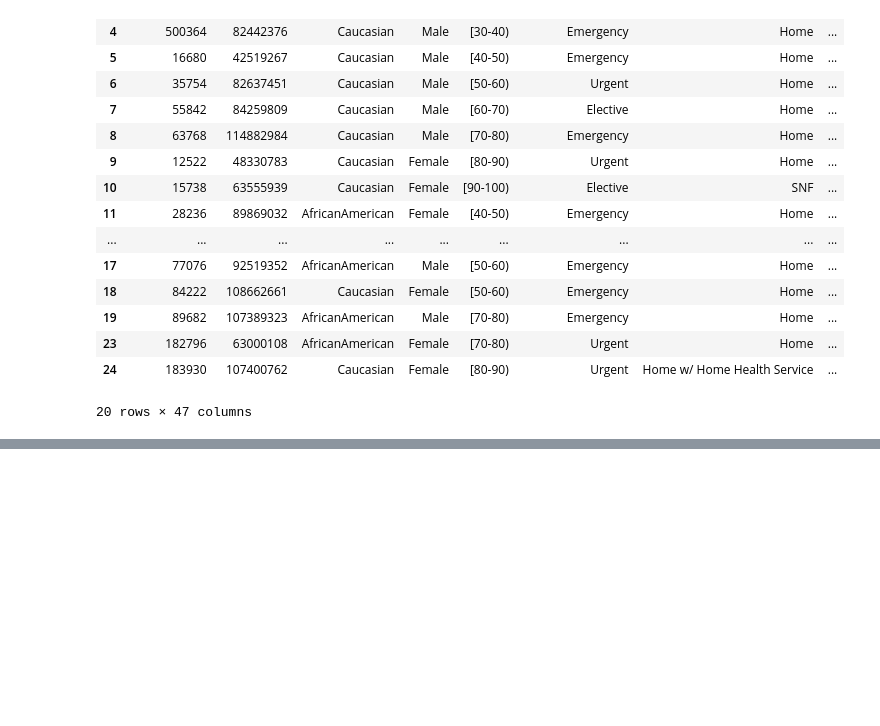
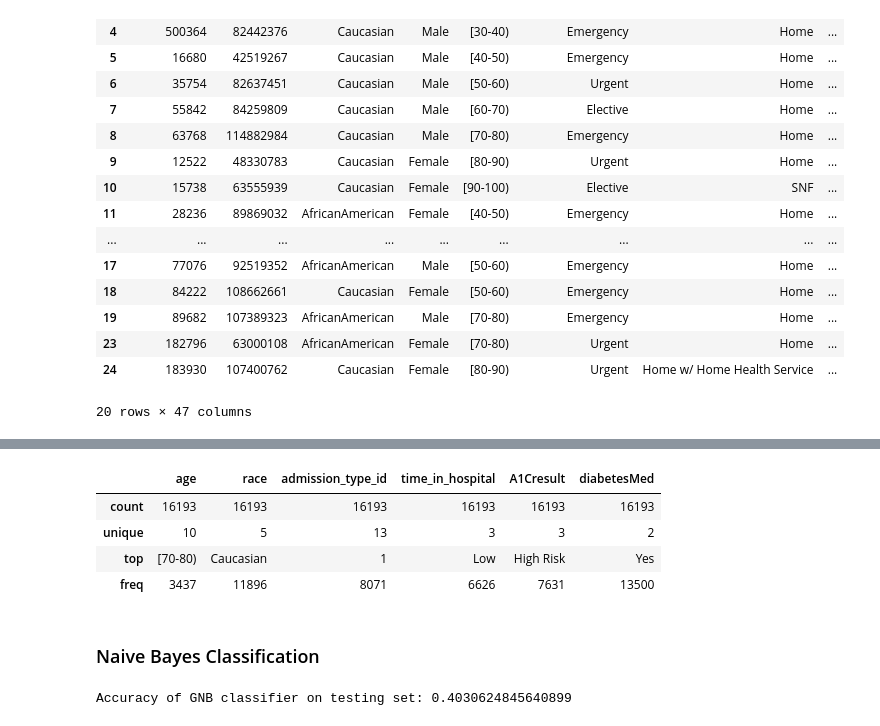
Before and after one commit to mattglenjackson/CP3403_Data_Mining, a Jupyter notebook: CP3403-project_v2_classification.ipynb, the cells around one changed output, grey strips where cells are left out. Cells and saved outputs as stored; diff of their text form; code cells hidden in the pictures; blank space fills up the shorter version.

```diff
--- a/CP3403-project_v2_classification.ipynb
+++ b/CP3403-project_v2_classification.ipynb
@@ -325,0 +363,3 @@ Number of missing values after removal:
+# %%
+# class_data_1 =  class_data_1[['age','admission_type_id','time_in_hospital', 'num_procedures','A1Cresult','diabetesMed',]]
+class_data_1 =  class_data_1[['age','race','admission_type_id','time_in_hospital','A1Cresult','diabetesMed',]]
@@ -325,0 +368,2 @@ Number of missing values after removal:
+# %%
+class_data_2 = class_data_1.copy()
@@ -325,0 +386,3 @@ Number of missing values after removal:
+# %%
+time_in_hospital_bins = [0, 3, 7, 14]  # Define bin edges based on quartiles
+class_data_2['time_in_hospital'] = pd.cut(class_data_2['time_in_hospital'], bins=time_in_hospital_bins, labels=["Low", "Medium", "High"])
@@ -325,0 +392,35 @@ Number of missing values after removal:
+# %%
+class_data_2.describe()
+# %% [output]
+|  | age | race | admission_type_id | time_in_hospital | A1Cresult | diabetesMed |
+| count | 16193 | 16193 | 16193 | 16193 | 16193 | 16193 |
+| unique | 10 | 5 | 13 | 3 | 3 | 2 |
+| top | [70-80) | Caucasian | 1 | Low | High Risk | Yes |
+| freq | 3437 | 11896 | 8071 | 6626 | 7631 | 13500 |
+# %% [markdown]
+### Naive Bayes Classification
+# %%
+from sklearn.naive_bayes import GaussianNB
+from sklearn.model_selection import train_test_split
+from sklearn.metrics import accuracy_score
+from sklearn.utils.class_weight import compute_class_weight
+
+X = class_data_2[['age', 'race', 'admission_type_id', 'time_in_hospital', 'diabetesMed']]
+Y = class_data_2['A1Cresult']
+
+X_encoded = pd.get_dummies(X)
+
+#Split the data into training and testing sets
+X_train, X_test, y_train, y_test = train_test_split(X_encoded, Y, test_size=0.25, random_state=42)
+
+gnb = GaussianNB()
+gnb.fit(X_train, y_train)
+
+#Make predictions on the testing data
+y_pred = gnb.predict(X_test)
+
+#Calculate accuracy
+accuracy = accuracy_score(y_test, y_pred)
+print('Accuracy of GNB classifier on testing set:', accuracy)
+# %% [output]
+Accuracy of GNB classifier on testing set: 0.4030624845640899
```
Also changed, not shown: parts of 17 cells of this notebook.
